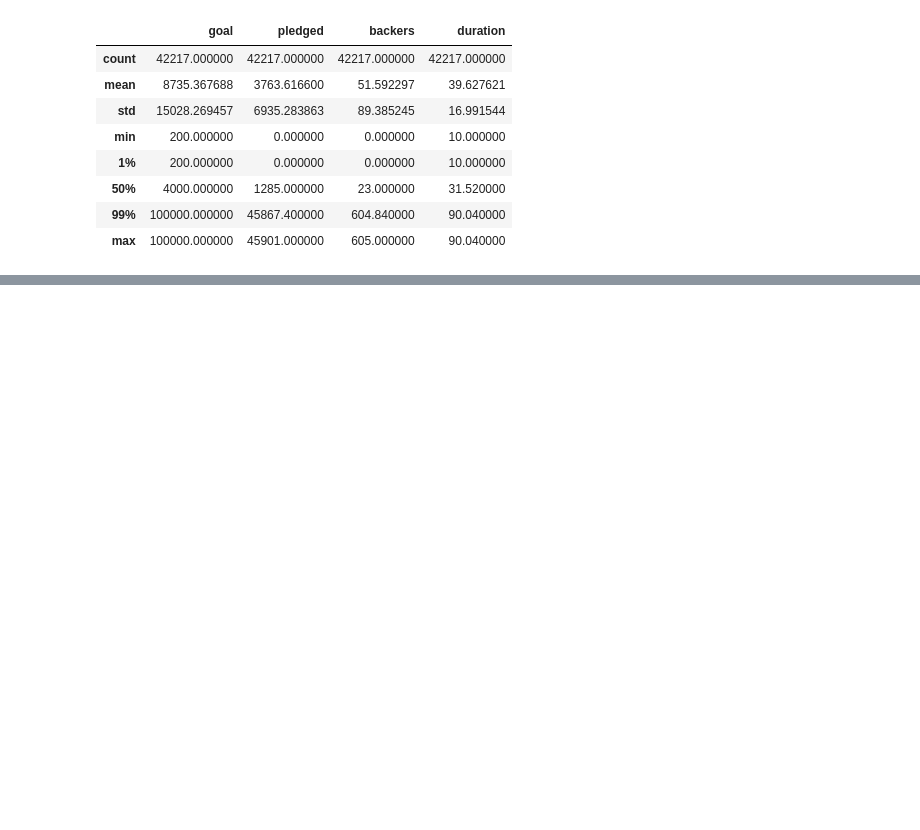
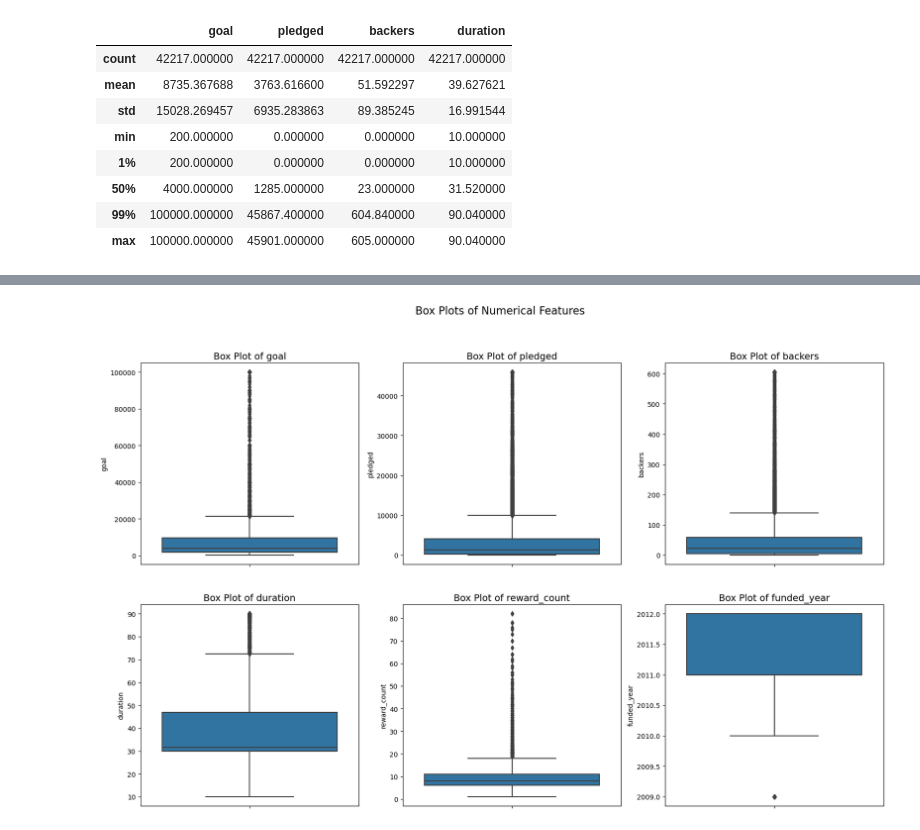
Before and after one commit to lc430/bttai-fall-ai-studio-project-repo, a Jupyter notebook: AI_Studio_Team_16.ipynb, the cells around one changed output, grey strips where cells are left out. Saved outputs shown, nothing was run; the diff lists cells and outputs as text; code cells hidden in the pictures; blank space fills up the shorter version.

```diff
--- a/AI_Studio_Team_16.ipynb
+++ b/AI_Studio_Team_16.ipynb
@@ -216,0 +230,14 @@ df[['goal', 'pledged', 'backers', 'duration']].describe(percentiles=[0.01, 0.99]
+# %%
+# Box plots to show distribution and outliers
+plt.figure(figsize=(20, 12))
+
+for i, col in enumerate(numerical_cols, 1):
+    plt.subplot(2, 3, i)
+    sns.boxplot(y=df[col])
+    plt.title(f'Box Plot of {col}', fontsize=14)
+    plt.ylabel(col)
+
+plt.suptitle('Box Plots of Numerical Features', fontsize=16)
+plt.show()
+# %% [output]
+[figure, added]
```
Also changed, not shown: parts of 15 cells of this notebook.
